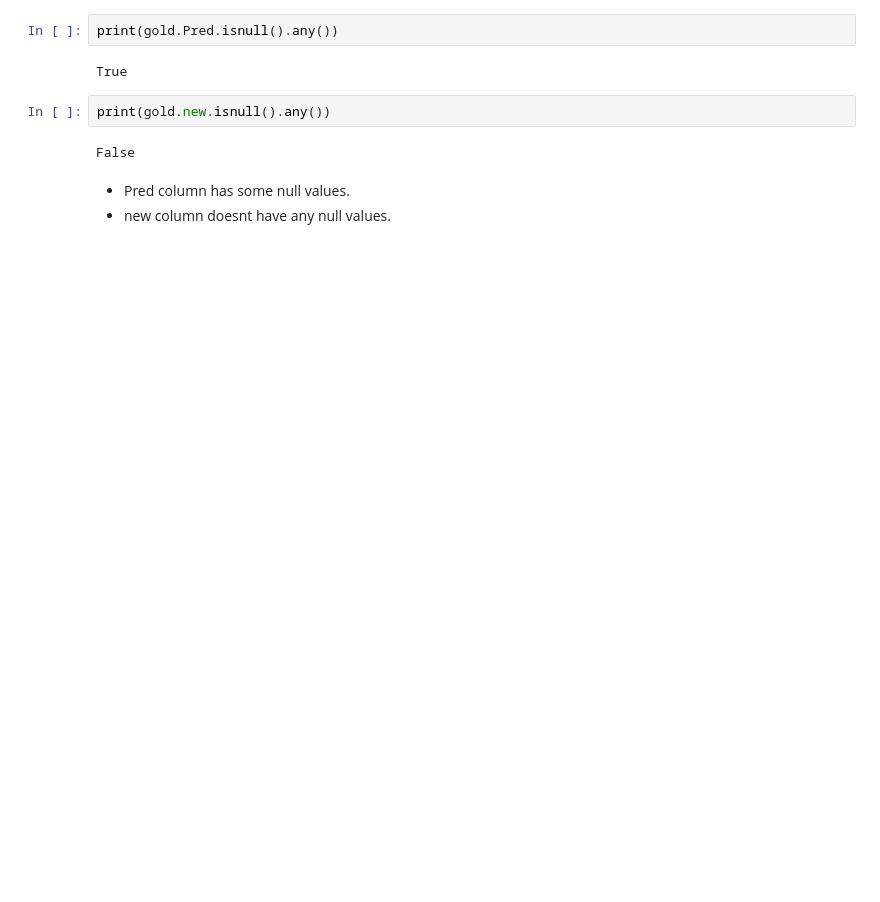
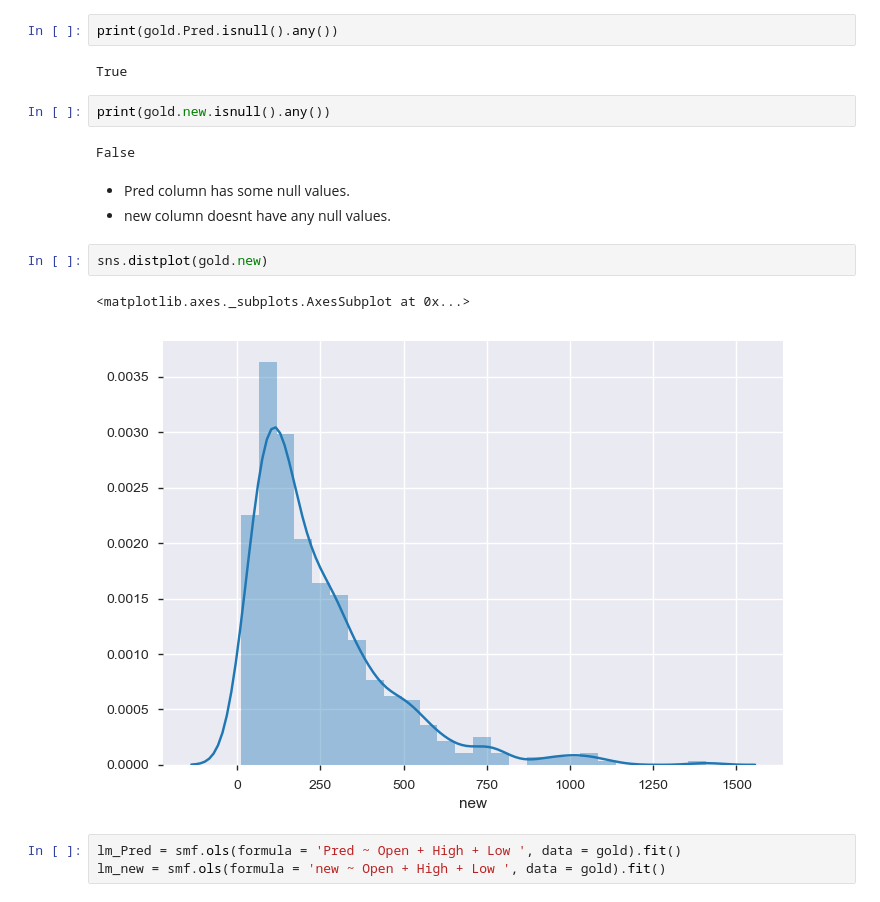
Before and after one commit to atkrish0/securitized-asset-analysis, a Jupyter notebook: 3 - Regression - Beta Calculation.ipynb, the cells around one changed output. Cells and saved outputs as stored; diff of their text form; blank space fills up the shorter version.

```diff
--- a/3 - Regression - Beta Calculation.ipynb
+++ b/3 - Regression - Beta Calculation.ipynb
@@ -59,3 +59,11 @@ False
 # %% [markdown]
 * Pred column has some null values.
 * new column doesnt have any null values.
+# %%
+sns.distplot(gold.new)
+# %% [output]
+<matplotlib.axes._subplots.AxesSubplot at 0x...>
+[figure, added]
+# %%
+lm_Pred = smf.ols(formula = 'Pred ~ Open + High + Low ', data = gold).fit()
+lm_new = smf.ols(formula = 'new ~ Open + High + Low ', data = gold).fit()
```
Also changed, not shown: parts of 3 cells of this notebook.
